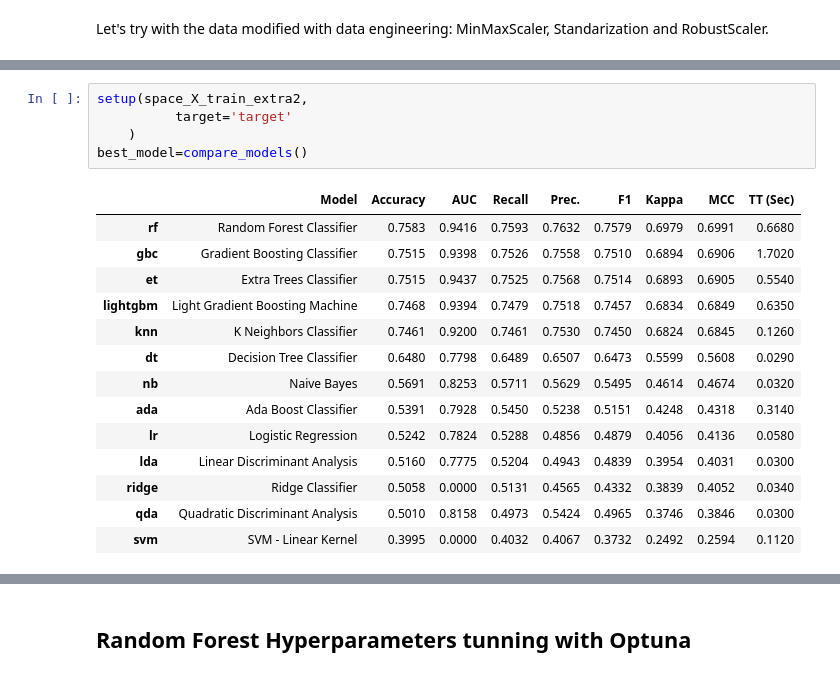
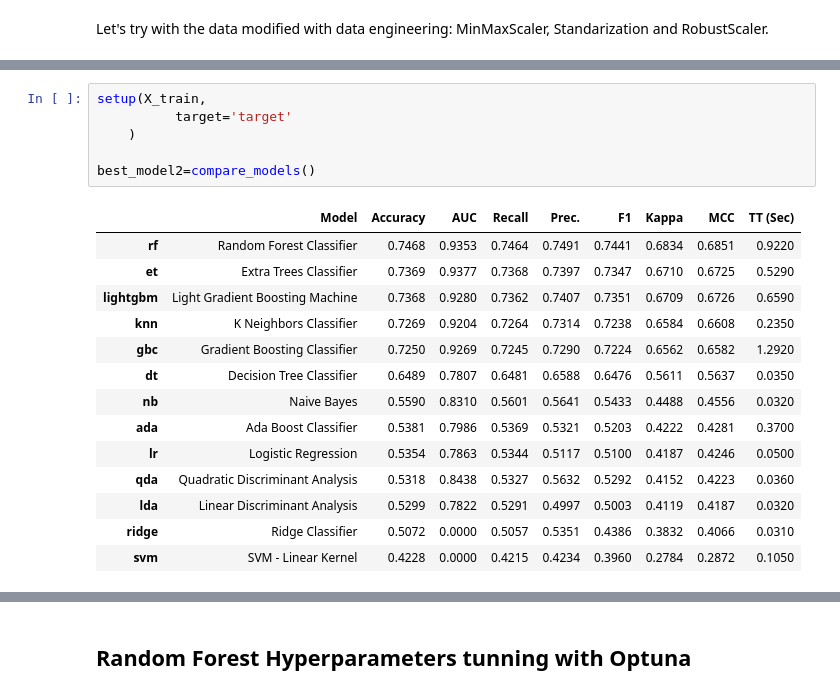
Before and after one commit to MarkusHumetus/Hackathon_Talent_Squad, a Jupyter notebook: main.ipynb, the cells around one changed output, grey strips where cells are left out. Saved outputs shown, nothing was run; the diff lists cells and outputs as text.

```diff
--- a/main.ipynb
+++ b/main.ipynb
@@ -379,20 +320,21 @@ ExtraTreesClassifier(bootstrap=False, ccp_alpha=0.0, class_weight=None,
 # %%
-setup(space_X_train_extra2,
+setup(X_train,
           target='target'
     )
-best_model=compare_models()
+
+best_model2=compare_models()
 # %% [output]
 |  | Model | Accuracy | AUC | Recall | Prec. | F1 | Kappa | MCC | TT (Sec) |
-| rf | Random Forest Classifier | 0.7583 | 0.9416 | 0.7593 | 0.7632 | 0.7579 | 0.6979 | 0.6991 | 0.6680 |
-| gbc | Gradient Boosting Classifier | 0.7515 | 0.9398 | 0.7526 | 0.7558 | 0.7510 | 0.6894 | 0.6906 | 1.7020 |
-| et | Extra Trees Classifier | 0.7515 | 0.9437 | 0.7525 | 0.7568 | 0.7514 | 0.6893 | 0.6905 | 0.5540 |
-| lightgbm | Light Gradient Boosting Machine | 0.7468 | 0.9394 | 0.7479 | 0.7518 | 0.7457 | 0.6834 | 0.6849 | 0.6350 |
-| knn | K Neighbors Classifier | 0.7461 | 0.9200 | 0.7461 | 0.7530 | 0.7450 | 0.6824 | 0.6845 | 0.1260 |
-| dt | Decision Tree Classifier | 0.6480 | 0.7798 | 0.6489 | 0.6507 | 0.6473 | 0.5599 | 0.5608 | 0.0290 |
-| nb | Naive Bayes | 0.5691 | 0.8253 | 0.5711 | 0.5629 | 0.5495 | 0.4614 | 0.4674 | 0.0320 |
-| ada | Ada Boost Classifier | 0.5391 | 0.7928 | 0.5450 | 0.5238 | 0.5151 | 0.4248 | 0.4318 | 0.3140 |
-| lr | Logistic Regression | 0.5242 | 0.7824 | 0.5288 | 0.4856 | 0.4879 | 0.4056 | 0.4136 | 0.0580 |
-| lda | Linear Discriminant Analysis | 0.5160 | 0.7775 | 0.5204 | 0.4943 | 0.4839 | 0.3954 | 0.4031 | 0.0300 |
-| ridge | Ridge Classifier | 0.5058 | 0.0000 | 0.5131 | 0.4565 | 0.4332 | 0.3839 | 0.4052 | 0.0340 |
-| qda | Quadratic Discriminant Analysis | 0.5010 | 0.8158 | 0.4973 | 0.5424 | 0.4965 | 0.3746 | 0.3846 | 0.0300 |
-| svm | SVM - Linear Kernel | 0.3995 | 0.0000 | 0.4032 | 0.4067 | 0.3732 | 0.2492 | 0.2594 | 0.1120 |
+| rf | Random Forest Classifier | 0.7468 | 0.9353 | 0.7464 | 0.7491 | 0.7441 | 0.6834 | 0.6851 | 0.9220 |
+| et | Extra Trees Classifier | 0.7369 | 0.9377 | 0.7368 | 0.7397 | 0.7347 | 0.6710 | 0.6725 | 0.5290 |
+| lightgbm | Light Gradient Boosting Machine | 0.7368 | 0.9280 | 0.7362 | 0.7407 | 0.7351 | 0.6709 | 0.6726 | 0.6590 |
+| knn | K Neighbors Classifier | 0.7269 | 0.9204 | 0.7264 | 0.7314 | 0.7238 | 0.6584 | 0.6608 | 0.2350 |
+| gbc | Gradient Boosting Classifier | 0.7250 | 0.9269 | 0.7245 | 0.7290 | 0.7224 | 0.6562 | 0.6582 | 1.2920 |
+| dt | Decision Tree Classifier | 0.6489 | 0.7807 | 0.6481 | 0.6588 | 0.6476 | 0.5611 | 0.5637 | 0.0350 |
+| nb | Naive Bayes | 0.5590 | 0.8310 | 0.5601 | 0.5641 | 0.5433 | 0.4488 | 0.4556 | 0.0320 |
+| ada | Ada Boost Classifier | 0.5381 | 0.7986 | 0.5369 | 0.5321 | 0.5203 | 0.4222 | 0.4281 | 0.3700 |
+| lr | Logistic Regression | 0.5354 | 0.7863 | 0.5344 | 0.5117 | 0.5100 | 0.4187 | 0.4246 | 0.0500 |
+| qda | Quadratic Discriminant Analysis | 0.5318 | 0.8438 | 0.5327 | 0.5632 | 0.5292 | 0.4152 | 0.4223 | 0.0360 |
+| lda | Linear Discriminant Analysis | 0.5299 | 0.7822 | 0.5291 | 0.4997 | 0.5003 | 0.4119 | 0.4187 | 0.0320 |
+| ridge | Ridge Classifier | 0.5072 | 0.0000 | 0.5057 | 0.5351 | 0.4386 | 0.3832 | 0.4066 | 0.0310 |
+| svm | SVM - Linear Kernel | 0.4228 | 0.0000 | 0.4215 | 0.4234 | 0.3960 | 0.2784 | 0.2872 | 0.1050 |
```
Also changed, not shown: parts of 49 cells of this notebook, 3 other files.
